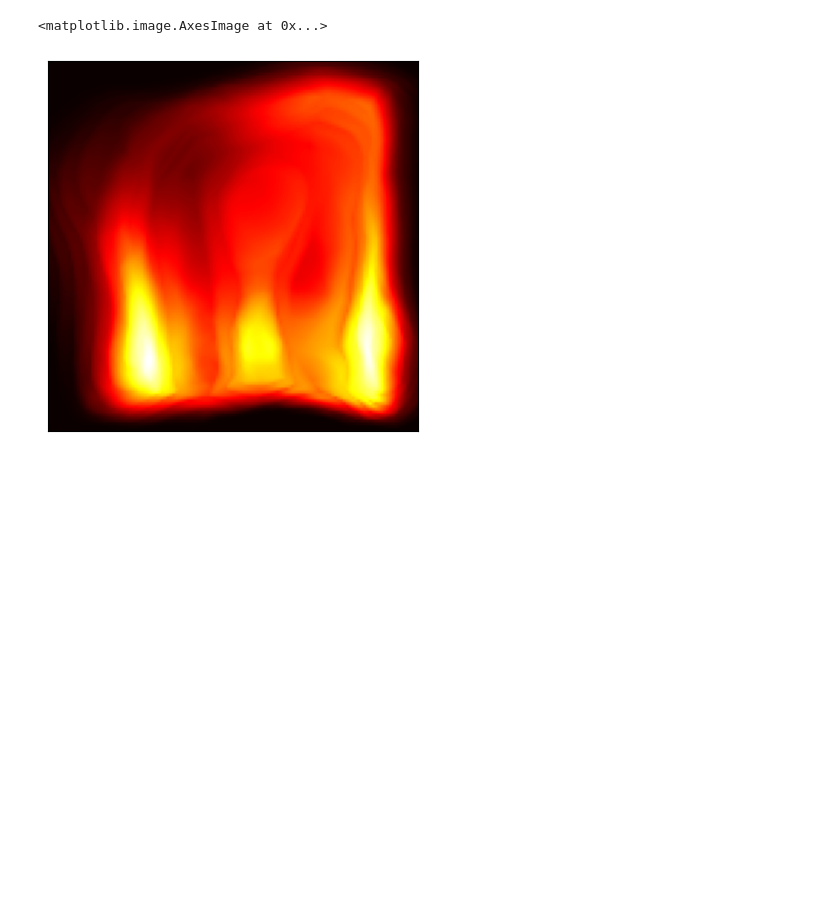
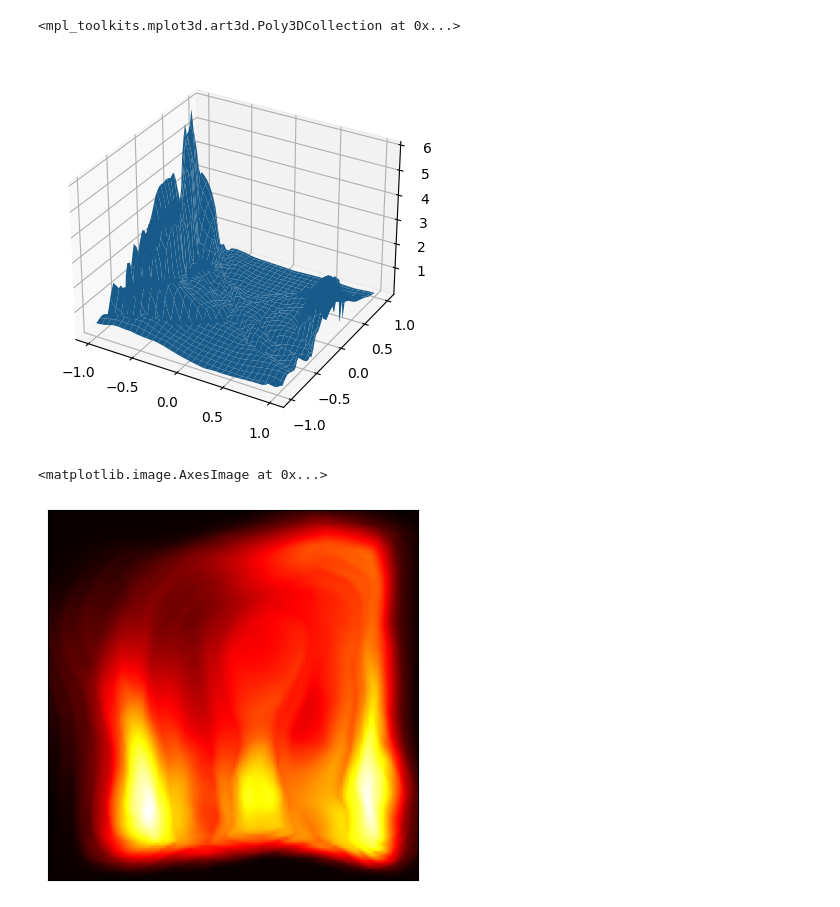
Before and after one commit to srodsanz/nlos-viewpoints, a Jupyter notebook: 202401_NETF_TF.ipynb, the cells around one changed output. Drawn from its saved outputs; the diff is of its cells as text; code cells hidden in the pictures; blank space fills up the shorter version.

```diff
--- a/202401_NETF_TF.ipynb
+++ b/202401_NETF_TF.ipynb
@@ -50,3 +65,18 @@ with torch.no_grad():
+# %%
+from mpl_toolkits.mplot3d import Axes3D
+import matplotlib.pyplot as plt
+
+fig = plt.figure()
+ax = fig.add_subplot(111, projection='3d')
+
+xs = np.linspace(start=-1, stop=1, num=sensor_res_x)
+ys = np.linspace(start=-1, stop=1, num=sensor_res_y)
+X, Y = np.meshgrid(xs, ys)
+
+ax.plot_surface(X, Y, result[..., -1])
+# %% [output]
+<mpl_toolkits.mplot3d.art3d.Poly3DCollection at 0x...>
+[figure, added]
 # %%
 fig, ax = plt.subplots()
 ax.set_xticks([])
```
Also changed, not shown: parts of 21 cells of this notebook, 55 other files.
